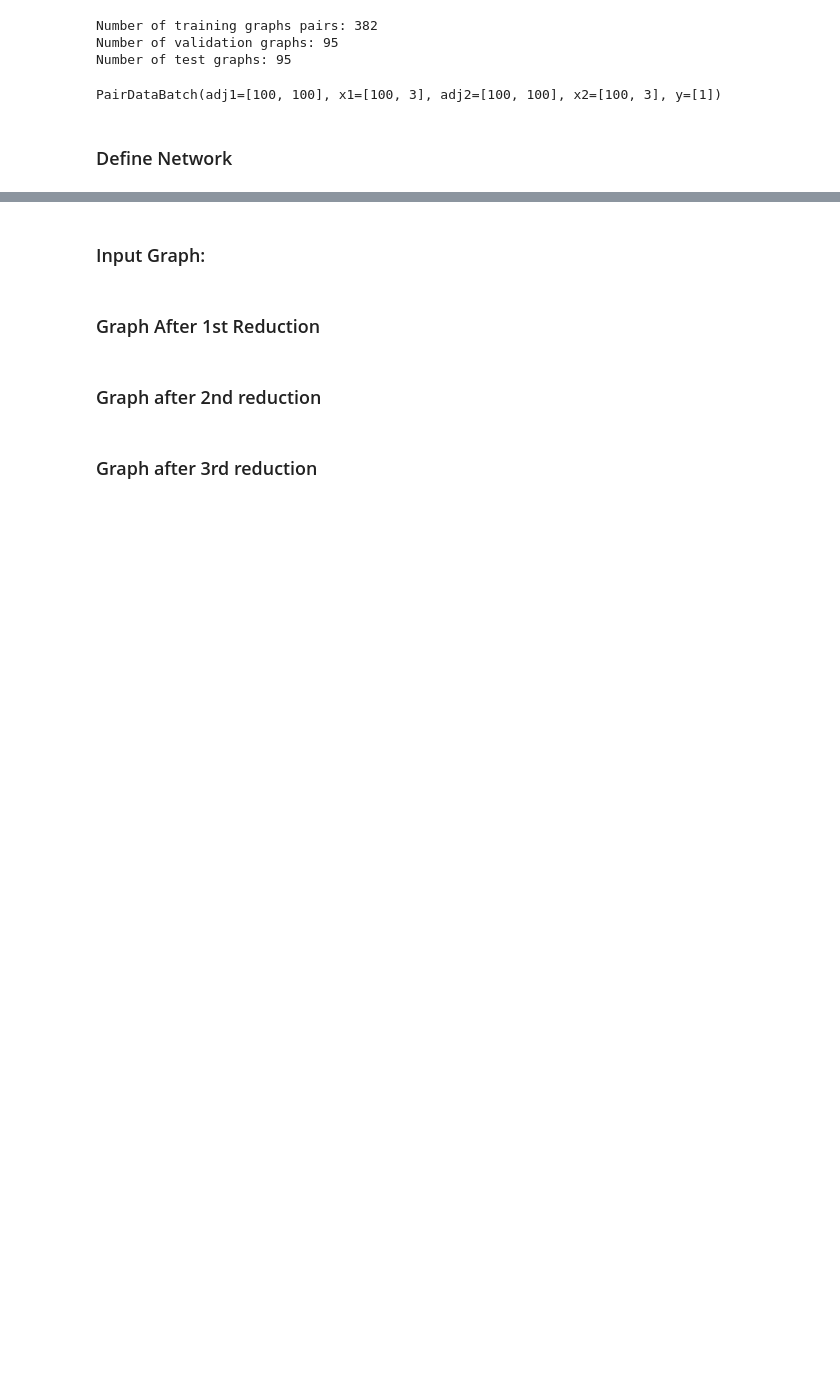
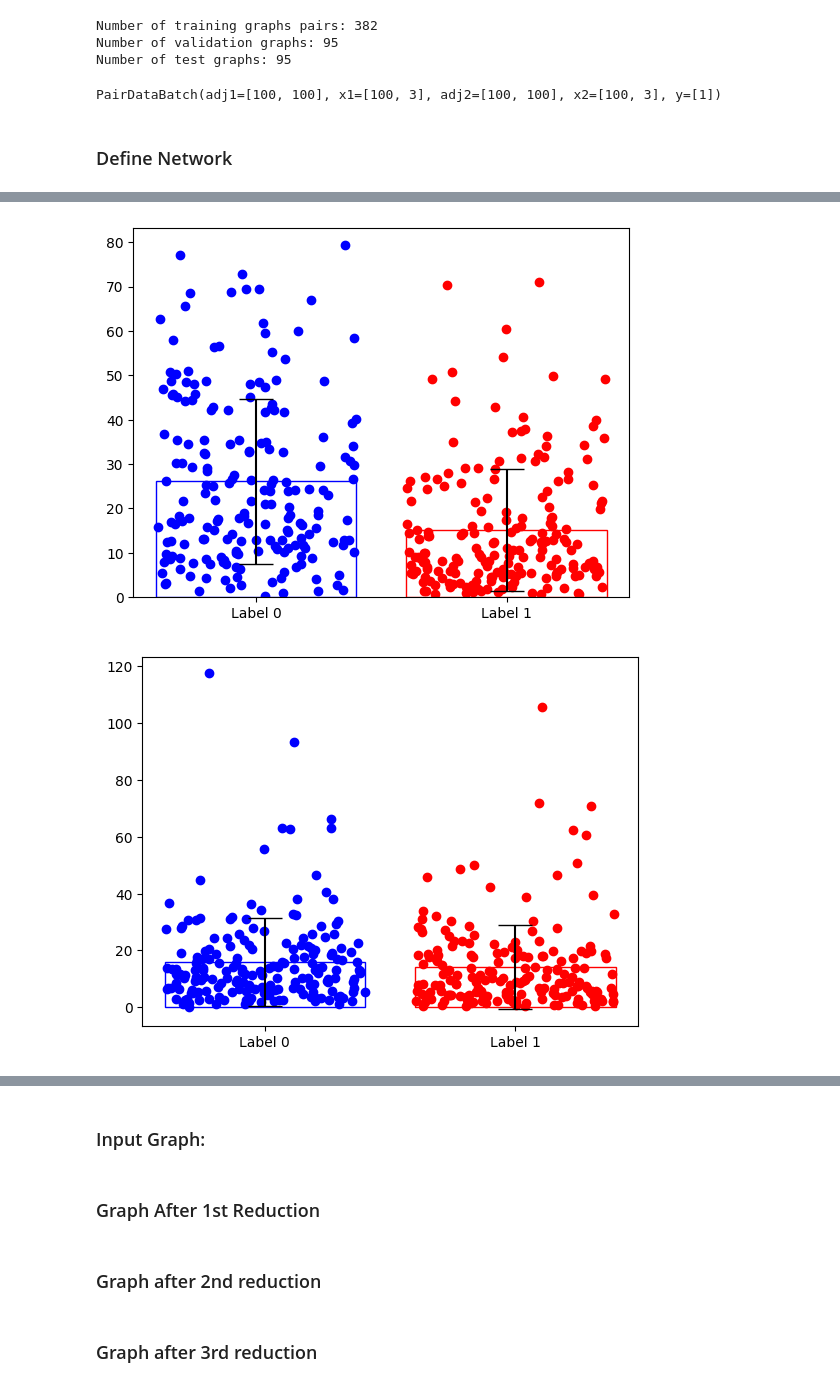
Before and after one commit to TomyjBerg/ADLProtProject, a Jupyter notebook: model_siamese.ipynb, the cells around one changed output, grey strips where cells are left out. Cells and saved outputs as stored; diff of their text form; code cells hidden in the pictures; blank space fills up the shorter version.

```diff
--- a/model_siamese.ipynb
+++ b/model_siamese.ipynb
@@ -15,10 +15,10 @@ from torch_geometric.nn import DenseGCNConv, dense_diff_pool
 from torch_geometric.utils import dense_to_sparse
 import math
 # %%
-data_dir_1 = 'C:/Users/david/pyproj/pyg/adl/patch_label_1'
-data_dir_0 = 'C:/Users/david/pyproj/pyg/adl/patch_label_0'
-#data_dir_1 = 'C:/Users/thoma/OneDrive - ZHAW/ProteinSurfaces-DESKTOP-AQ00763/patch_label_1'
-#data_dir_0 = 'C:/Users/thoma/OneDrive - ZHAW/ProteinSurfaces-DESKTOP-AQ00763/patch_label_0'
+#data_dir_1 = 'C:/Users/david/pyproj/pyg/adl/patch_label_1'
+#data_dir_0 = 'C:/Users/david/pyproj/pyg/adl/patch_label_0'
+data_dir_1 = 'C:/Users/thoma/OneDrive - ZHAW/ProteinSurfaces-DESKTOP-AQ00763/patch_label_1'
+data_dir_0 = 'C:/Users/thoma/OneDrive - ZHAW/ProteinSurfaces-DESKTOP-AQ00763/patch_label_0'
 # %%
 from c_PatchDataset import PatchDataset
 dataset = PatchDataset(data_dir_label_0 = data_dir_0,  data_dir_label_1=data_dir_1,  neg_pos_ratio=1)
@@ -232,7 +232,7 @@ class DiffPool(torch.nn.Module):
 
 class ContrastiveLoss(torch.nn.Module):
 
-    def __init__(self, margin=1):
+    def __init__(self, margin=1.2):
         super(ContrastiveLoss, self).__init__()
         self.margin = margin
 
@@ -244,11 +244,11 @@ class ContrastiveLoss(torch.nn.Module):
         diff = x0 - x1
         #print(diff)
         pow = torch.pow(diff, 2)
-
+        #print(pow)
         dist_sq = torch.sum(pow, 1)
         #print(dist_sq) # sum of squared distance = 0.5 = 9
         dist = torch.sqrt(dist_sq)
-        print(f'Euclid dist: {dist}') # euclidean distance
+        #print(dist) # euclidean distance = 0.7 = 3
 
         mdist = self.margin- dist #negative euclidean distance - margin = 0.3 = -2
         #print(mdist)
@@ -266,8 +266,7 @@ class ContrastiveLoss(torch.nn.Module):
 
         #print(loss)
         #loss = torch.sum(loss) / 2.0
-        print(f'Label: {y}')
-        print(f'Loss: {loss}')
+        #print(loss)
         return loss
 # %%
 device = torch.device('cuda' if torch.cuda.is_available() else 'cpu')
@@ -275,25 +274,25 @@ print(device)
 model = DiffPool(num_nodes = 100).to(device)
 criterion = ContrastiveLoss()
 optimizer = torch.optim.Adam(model.parameters(), lr=0.0001)
-num_epochs = 30
+num_epochs = 20
 
 def train(epoch):
+    batch = 0
     model.train()
     loss_all = 0
 
     for data in train_loader:
         data = data.to(device)
         optimizer.zero_grad()
-        output1, _, _ = model(data.x1, data.adj1, batch = None)
+        output1, _, _ = model(data.x1, data.adj1, batch)
         output2, _, _ = model(data.x2, data.adj2, batch = None)
 
         #Contrastive Loss
         loss_contrastive = criterion(output1,output2,data.y,epoch)
         loss_contrastive.backward()
-        print(loss_contrastive)
-        print(float(loss_contrastive))
-        loss_all += float(loss_contrastive)
+        loss_all += data.y.size(0) * loss_contrastive.item()
         optimizer.step()
+        batch +=1
 
     return loss_all / len(train_dataset)
 
@@ -356,19 +355,12 @@ test_labels = []
 for epoch in range(1, num_epochs+1):
 
     train_loss = train(epoch)
-    print(train_loss)
-    print()
 
     train_results = test(train_loader,epoch)
     train_distances_lab0.append(train_results[0])
     train_distances_lab1.append(train_results[1])
     train_losses.append(train_results[2])
     train_labels.append(train_results[3])
-    print(train_results[2])
-    print(len(train_results[2]))
-    print(sum(train_results[2]))
-    print(len(train_dataset))
-    print(sum(train_results[2])/len(train_dataset))
 
 
     validation_results = test(val_loader,epoch)
@@ -384,7 +376,7 @@ for epoch in range(1, num_epochs+1):
     test_labels.append(test_results[3])
 
 
-    print(f'Epoch: {epoch:03d}, Train Loss: {train_loss:.3f}, Train Loss Weird: {sum(train_losses[epoch-1])/len(train_dataset)}')
+    print(f'Epoch: {epoch:03d}, Train Loss: {train_loss:.3f}')
     #Train Acc: {train_acc:.3f}, f'Val Acc: {val_acc:.3f}, Test Acc: {test_acc:.3f}')
 # %% [output]
 cpu
@@ -437,8 +428,10 @@ def compare_euclid_distances(distances_lab0, distances_lab1):
     plt.ylabel = 'Euclidean Distance'
     plt.show()
 # %%
-compare_euclid_distances(train_distances_lab0[2], train_distances_lab1[2])
-compare_euclid_distances(train_distances_lab0[6], train_distances_lab1[6])
+compare_euclid_distances(train_distances_lab0[0], train_distances_lab1[0])
+compare_euclid_distances(train_distances_lab0[15], train_distances_lab1[15])
 
-compare_euclid_distances(train_distances_lab0[8], train_distances_lab1[8])
-compare_euclid_distances(train_distances_lab0[24], train_distances_lab1[24])
+compare_euclid_distances(train_distances_lab0[18], train_distances_lab1[18])
+# %% [output]
+[figure, added]
+[figure, added]
```
Also changed, not shown: parts of 9 cells of this notebook, 2 other files.
